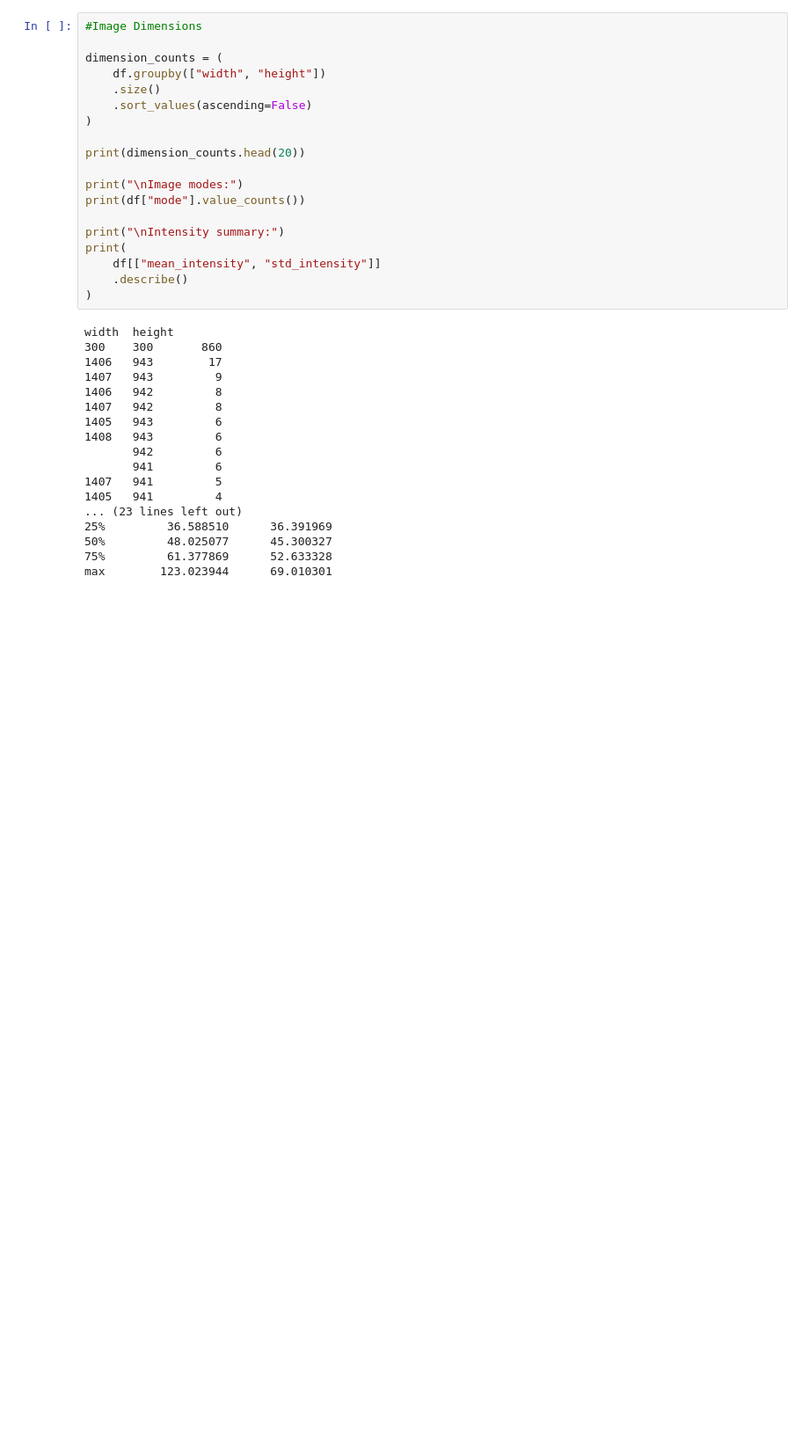
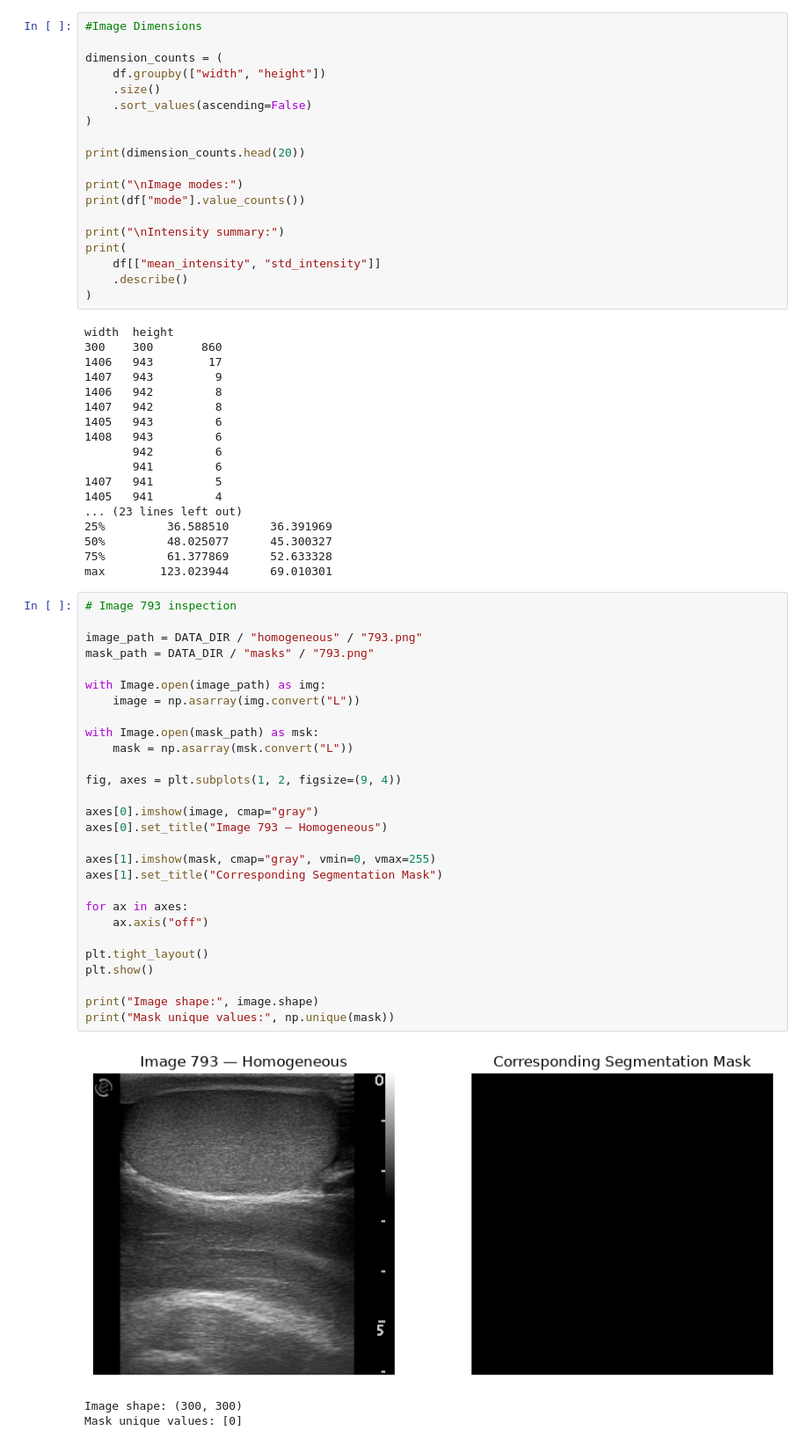
Before and after one commit to mweneh/testiculus-ultrasound-classification, a Jupyter notebook: notebooks/01_data_exploration.ipynb, the cells around one changed output. Shown at 88% size. Cells and saved outputs as stored; diff of their text form; blank space fills up the shorter version.

Commit message:
data quality findings on frame 793

```diff
--- a/notebooks/01_data_exploration.ipynb
+++ b/notebooks/01_data_exploration.ipynb
@@ -97,3 +97,35 @@ width  height
 50%         48.025077      45.300327
 75%         61.377869      52.633328
 max        123.023944      69.010301
+# %%
+# Image 793 inspection
+
+image_path = DATA_DIR / "homogeneous" / "793.png"
+mask_path = DATA_DIR / "masks" / "793.png"
+
+with Image.open(image_path) as img:
+    image = np.asarray(img.convert("L"))
+
+with Image.open(mask_path) as msk:
+    mask = np.asarray(msk.convert("L"))
+
+fig, axes = plt.subplots(1, 2, figsize=(9, 4))
+
+axes[0].imshow(image, cmap="gray")
+axes[0].set_title("Image 793 — Homogeneous")
+
+axes[1].imshow(mask, cmap="gray", vmin=0, vmax=255)
+axes[1].set_title("Corresponding Segmentation Mask")
+
+for ax in axes:
+    ax.axis("off")
+
+plt.tight_layout()
+plt.show()
+
+print("Image shape:", image.shape)
+print("Mask unique values:", np.unique(mask))
+# %% [output]
+[figure, added]
+Image shape: (300, 300)
+Mask unique values: [0]
```
Also changed, not shown: parts of 1 cell of this notebook.
